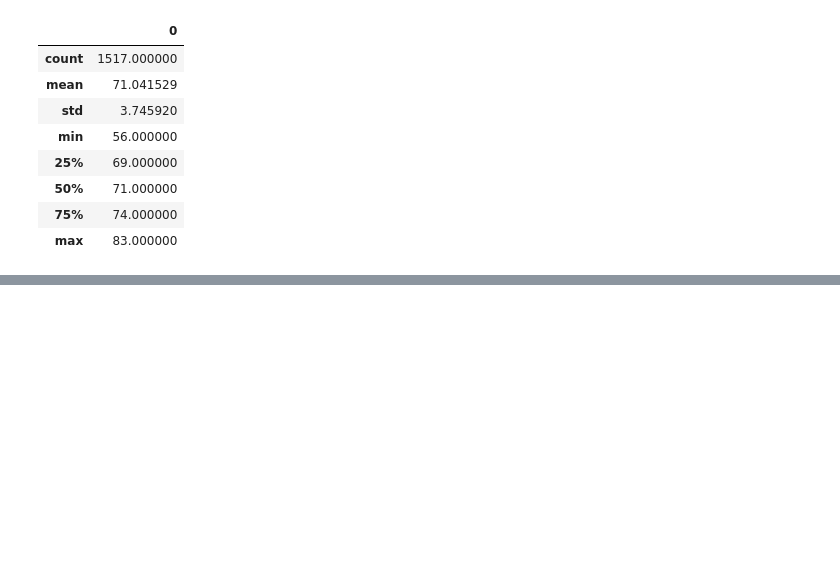
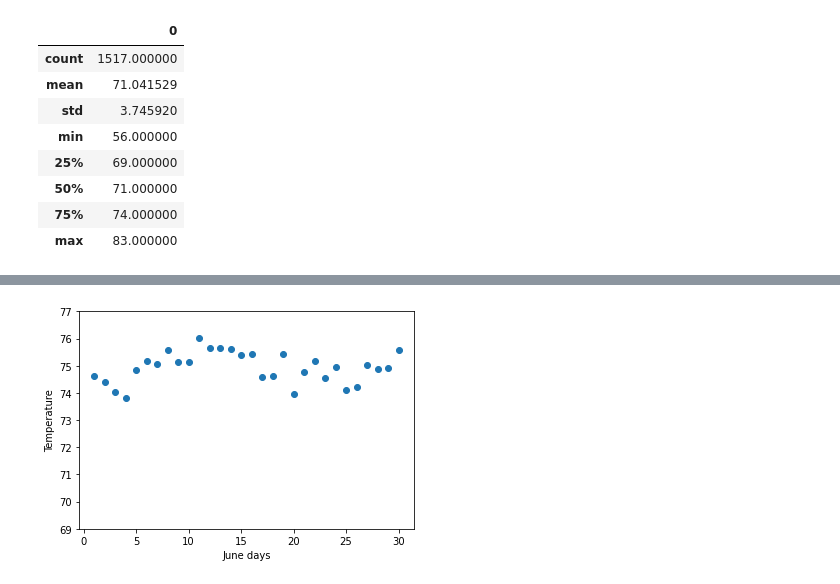
Before and after one commit to Donik22/surfs_up, a Jupyter notebook: SurfsUp_Challenge.ipynb, the cells around one changed output, grey strips where cells are left out. Cells and saved outputs as stored; diff of their text form; code cells hidden in the pictures; blank space fills up the shorter version.

```diff
--- a/SurfsUp_Challenge.ipynb
+++ b/SurfsUp_Challenge.ipynb
@@ -147,0 +114,4 @@ dec_temp_df.describe()
+# %%
+june_df =  session.query(extract('day',Measurement.date), func.avg(Measurement.tobs).filter(extract('month',Measurement.date) == 6)).group_by(extract('day',Measurement.date))
+june_df = pd.DataFrame(june_df)
+june_df
@@ -147,0 +136,8 @@ dec_temp_df.describe()
+# %%
+plt.scatter(june_df[0],june_df[1])
+plt.ylabel('Temperature')
+plt.xlabel('June days')
+plt.ylim(69,77)
+plt.show()
+# %% [output]
+[figure, added]
```
Also changed, not shown: parts of 11 cells of this notebook, 2 other files.
